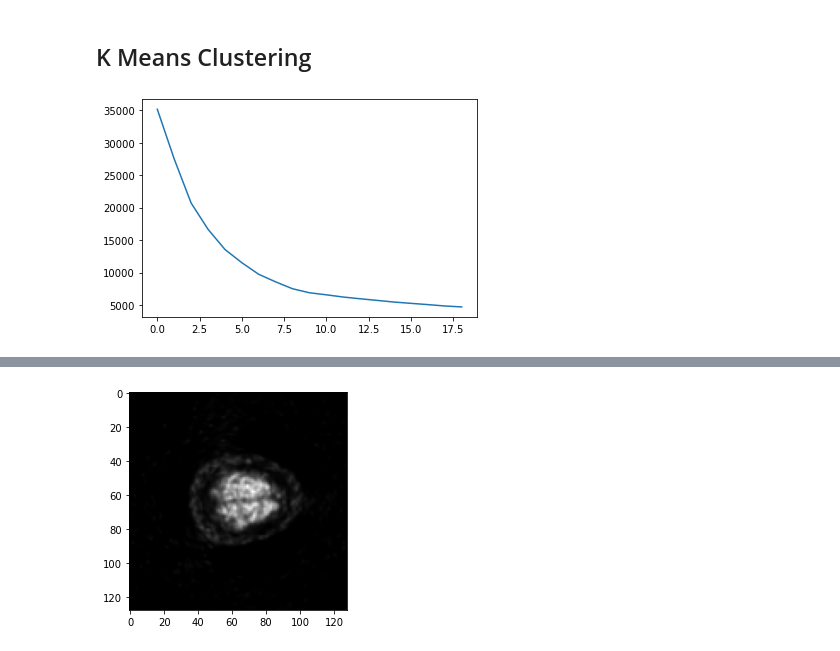
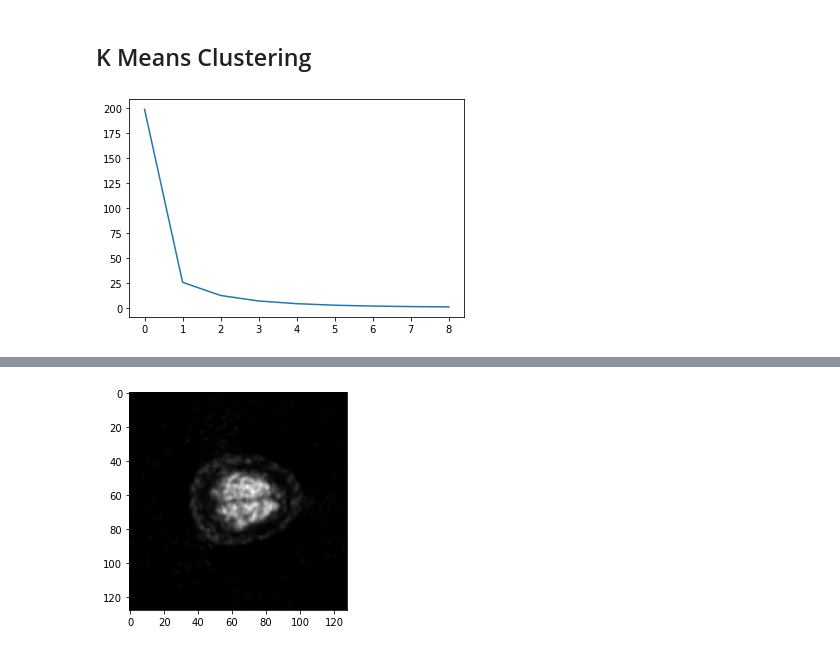
Before and after one commit to SAint7579/PET_ADNI_Segmentation, a Jupyter notebook: DBSCAN.ipynb, the cells around one changed output, grey strips where cells are left out. Saved outputs shown, nothing was run; the diff lists cells and outputs as text; code cells hidden in the pictures.

```diff
--- a/DBSCAN.ipynb
+++ b/DBSCAN.ipynb
@@ -109,6 +109,16 @@ array([[-1.60979495, -1.62771175, -1.56541256, -0.41088264],
        [-1.60979495, -1.62771175,  0.32124301, -0.41088264],
        [-1.60979495, -1.62771175,  0.59076524, -0.41088264],
        [-1.60979495, -1.62771175,  0.86028746, -0.41088264]])
+# %%
+## Converting clusters to a datset
+c_dataset = []
+
+for c in clusters:
+    c_dataset.append([c.i])
+
+c_dataset = np.array(c_dataset)
+
+scaled_dataset = c_dataset.copy()
 # %% [markdown]
 ## K Means Clustering
 # %%
@@ -116,12 +126,12 @@ from sklearn.cluster import KMeans, DBSCAN
 # %%
 wcss = []
-for i in range(1,20):
+for i in range(1,10):
     k_clusters = KMeans(n_clusters=i)
     k_clusters.fit(scaled_dataset)
     wcss.append(k_clusters.inertia_)
 
 plt.plot(wcss)
 plt.show()
 # %% [output]
-[figure, old version]
+[figure, new version]
 # %%
```
Also changed, not shown: parts of 17 cells of this notebook, 1 other file.
